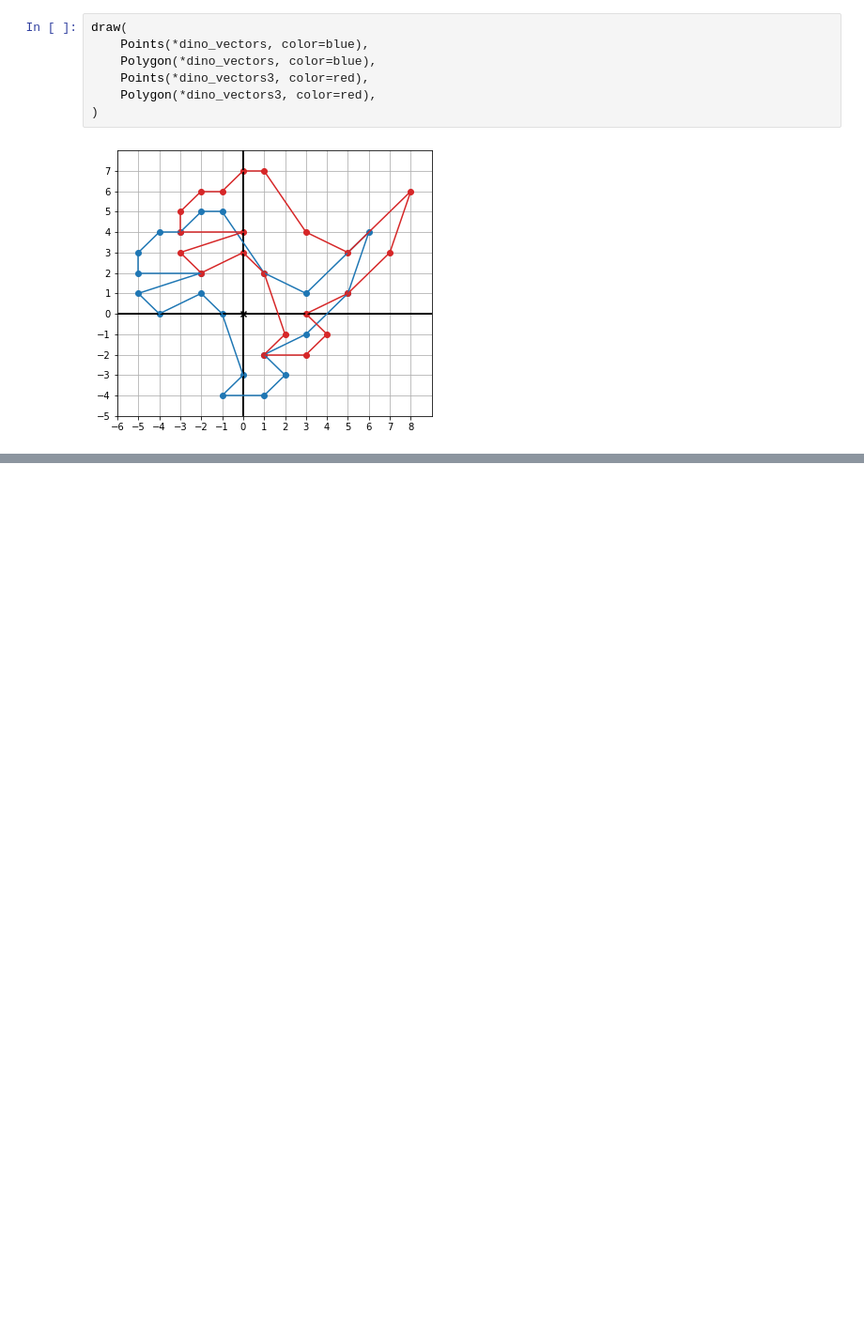
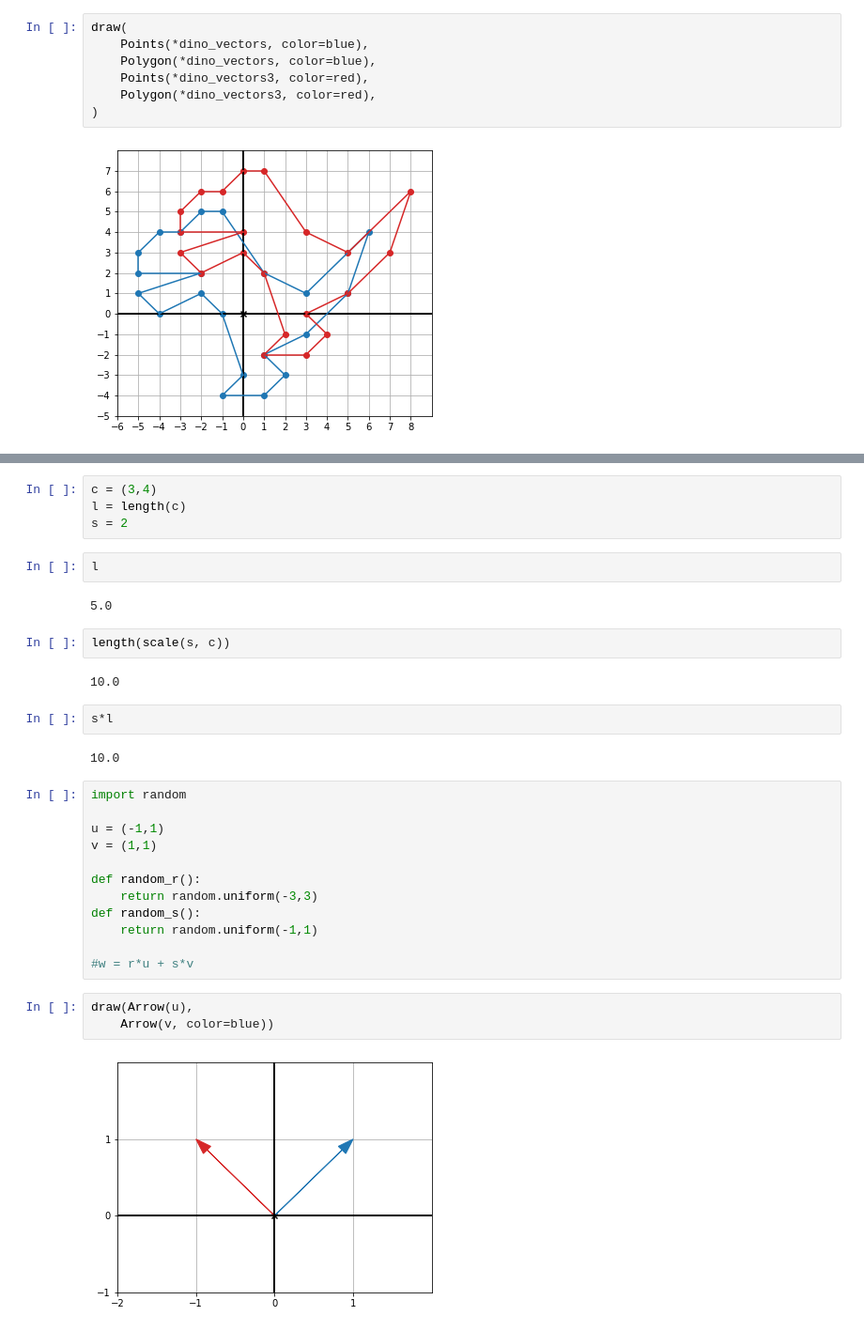
Before and after one commit to saradhimpardha/math_for_programmers, a Jupyter notebook: chapter_02/ch02_exercises.ipynb, the cells around one changed output, grey strips where cells are left out. Shown at 94% size. Cells and saved outputs as stored; diff of their text form; blank space fills up the shorter version.

```diff
--- a/chapter_02/ch02_exercises.ipynb
+++ b/chapter_02/ch02_exercises.ipynb
@@ -112,0 +144,33 @@ draw(*dinos, grid=None, axes=None, origin=None)
+# %%
+c = (3,4)
+l = length(c)
+s = 2
+# %%
+l
+# %% [output]
+5.0
+# %%
+length(scale(s, c))
+# %% [output]
+10.0
+# %%
+s*l
+# %% [output]
+10.0
+# %%
+import random
+
+u = (-1,1)
+v = (1,1)
+
+def random_r():
+    return random.uniform(-3,3)
+def random_s():
+    return random.uniform(-1,1)
+
+#w = r*u + s*v
+# %%
+draw(Arrow(u),
+    Arrow(v, color=blue))
+# %% [output]
+[figure, added]
```
Also changed, not shown: parts of 21 cells of this notebook.
